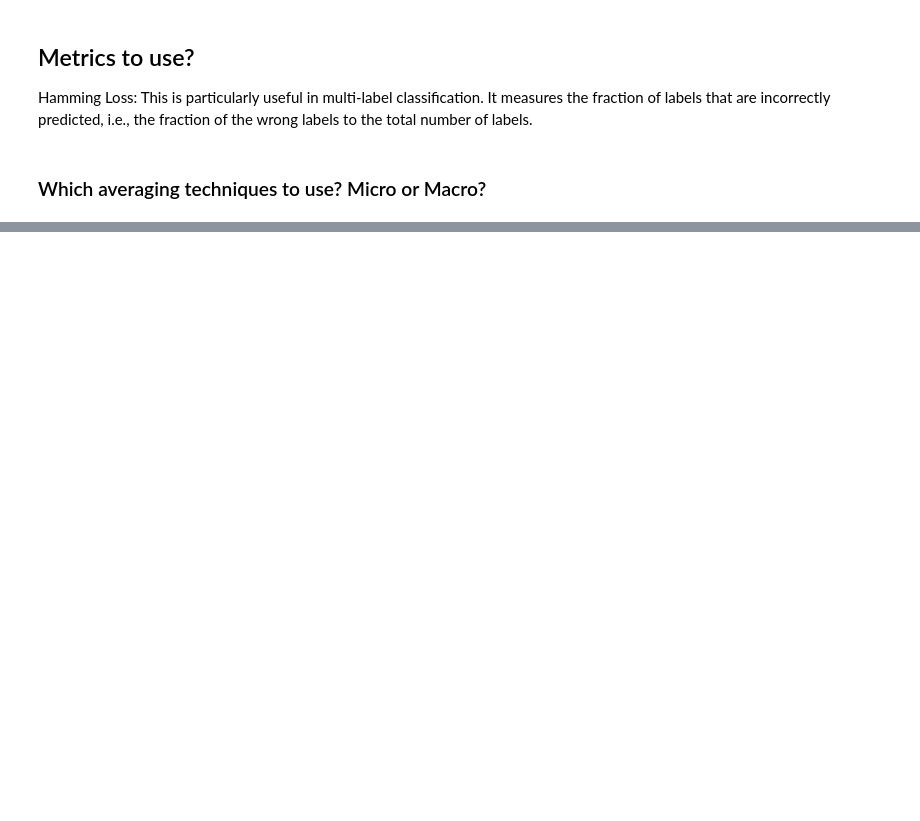
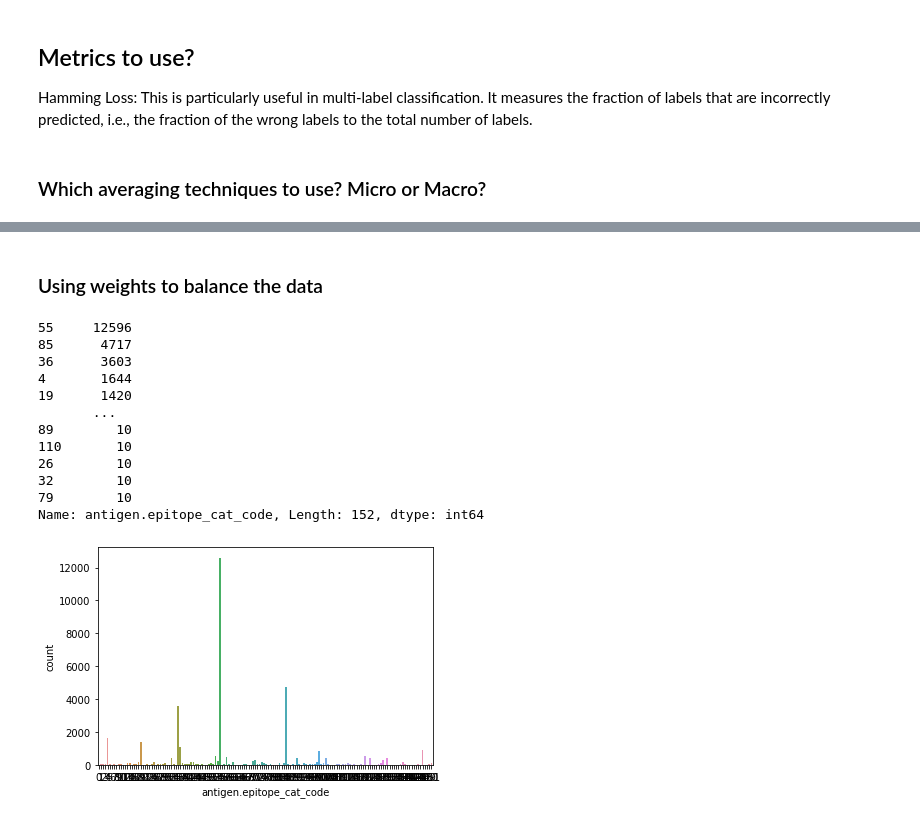
Before and after one commit to UoB-DSMP-2023-24/dsmp-2024-group-5, a Jupyter notebook: Presentation_1_Final.ipynb, the cells around one changed output, grey strips where cells are left out. Drawn from its saved outputs; the diff is of its cells as text; code cells hidden in the pictures; blank space fills up the shorter version.

```diff
--- a/Presentation_1_Final.ipynb
+++ b/Presentation_1_Final.ipynb
@@ -863,0 +853,24 @@ weighted avg       0.86      0.86      0.86     11262
+# %% [markdown]
+### Using weights to balance the data
+# %%
+features = ['cdr3_cat_code',
+       'antigen.species_cat_code', 'mhc.class_cat_code']
+target = 'antigen.epitope_cat_code'
+# %%
+import seaborn as sns
+ax = sns.countplot(x=target, data=df_final)
+print(df_final[target].value_counts())
+# %% [output]
+55     12596
+85      4717
+36      3603
+4       1644
+19      1420
+       ...
+89        10
+110       10
+26        10
+32        10
+79        10
+Name: antigen.epitope_cat_code, Length: 152, dtype: int64
+[figure, added]
```
Also changed, not shown: parts of 12 cells of this notebook, 2 other files.
